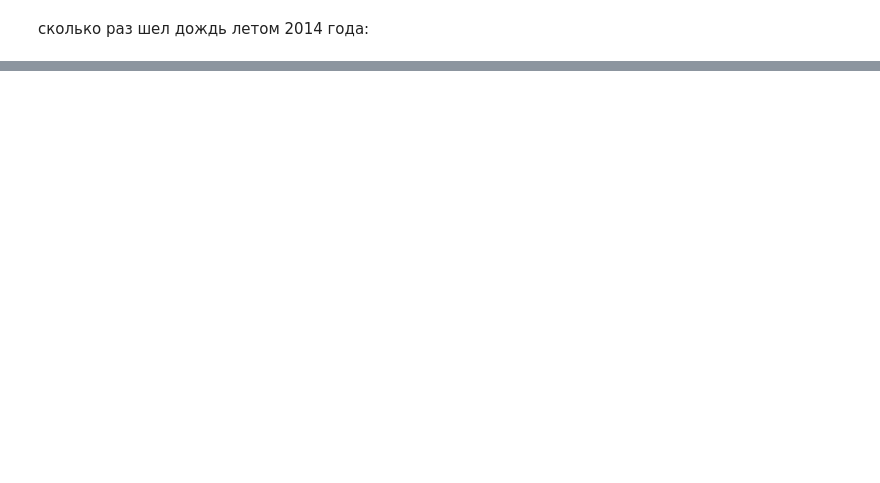
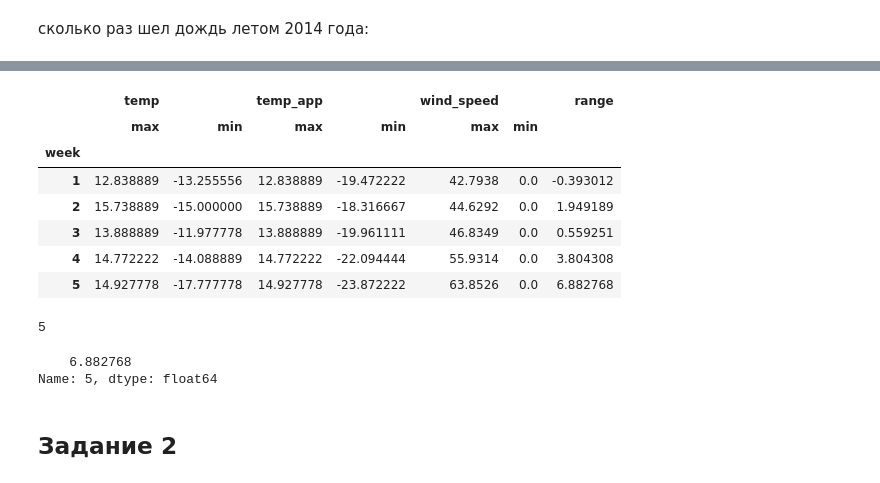
Before and after one commit to Yan-Weijia/ML, a Jupyter notebook: HW01/HW01.ipynb, the cells around one changed output, grey strips where cells are left out. Drawn from its saved outputs; the diff is of its cells as text; code cells hidden in the pictures; blank space fills up the shorter version.

```diff
--- a/HW01/HW01.ipynb
+++ b/HW01/HW01.ipynb
@@ -159,0 +109,34 @@ array([2006, 2005, 2010, 2007, 2008, 2009, 2011, 2012, 2013, 2014, 2015,
+# %%
+week_range_data = weather_hist[['temp', 'temp_app', 'wind_speed', 'week']].\
+    groupby('week').agg(['max', 'min'])
+weather_range = pd.Series([0.] * (len(week_range_data)))
+weather_range.index += 1
+week_range_data['range'] = weather_range
+# %%
+for feature in ['temp', 'temp_app', 'wind_speed']:
+  feature_range = week_range_data[feature]['max'] - week_range_data[feature]['min']
+  mean = feature_range.mean()
+  std = feature_range.std()
+  week_range_data['range'] += (feature_range - mean) / std
+# %%
+week_range_data.head()
+# %% [output]
+|  | temp |  | temp_app |  | wind_speed |  | range |
+|  | max | min | max | min | max | min |  |
+| week |  |  |  |  |  |  |  |
+| 1 | 12.838889 | -13.255556 | 12.838889 | -19.472222 | 42.7938 | 0.0 | -0.393012 |
+| 2 | 15.738889 | -15.000000 | 15.738889 | -18.316667 | 44.6292 | 0.0 | 1.949189 |
+| 3 | 13.888889 | -11.977778 | 13.888889 | -19.961111 | 46.8349 | 0.0 | 0.559251 |
+| 4 | 14.772222 | -14.088889 | 14.772222 | -22.094444 | 55.9314 | 0.0 | 3.804308 |
+| 5 | 14.927778 | -17.777778 | 14.927778 | -23.872222 | 63.8526 | 0.0 | 6.882768 |
+# %%
+week_range_data.range.idxmax()
+# %% [output]
+5
+# %%
+week_range_data.loc[week_range_data.range.idxmax()].range
+# %% [output]
+    6.882768
+Name: 5, dtype: float64
+# %% [markdown]
+## Задание 2
```
Also changed, not shown: parts of 81 cells of this notebook.
